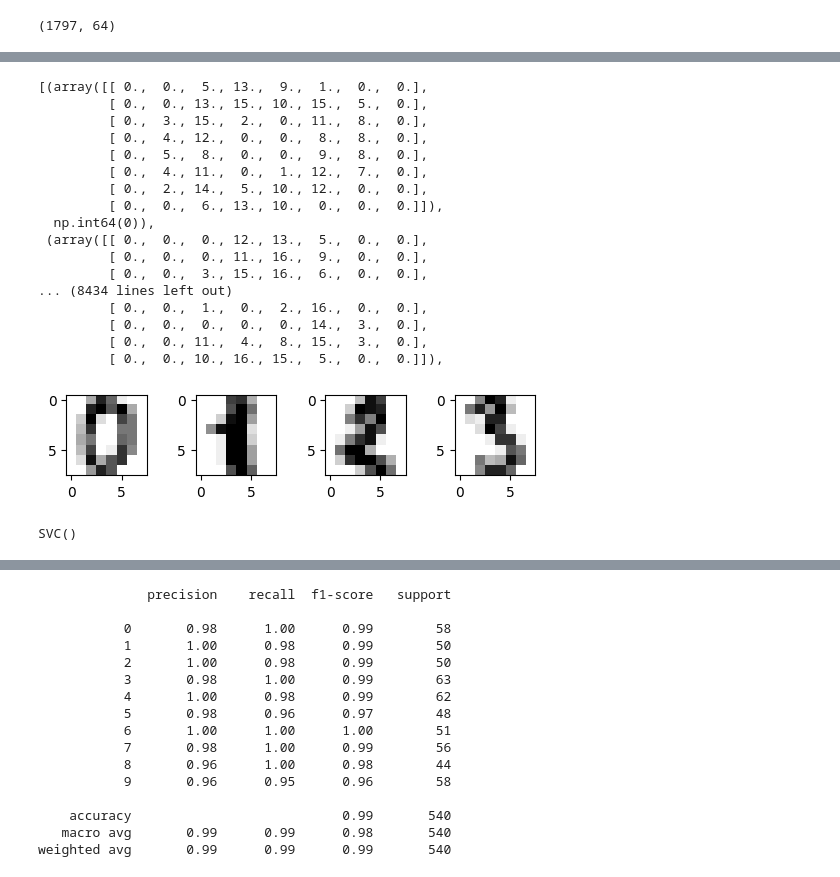
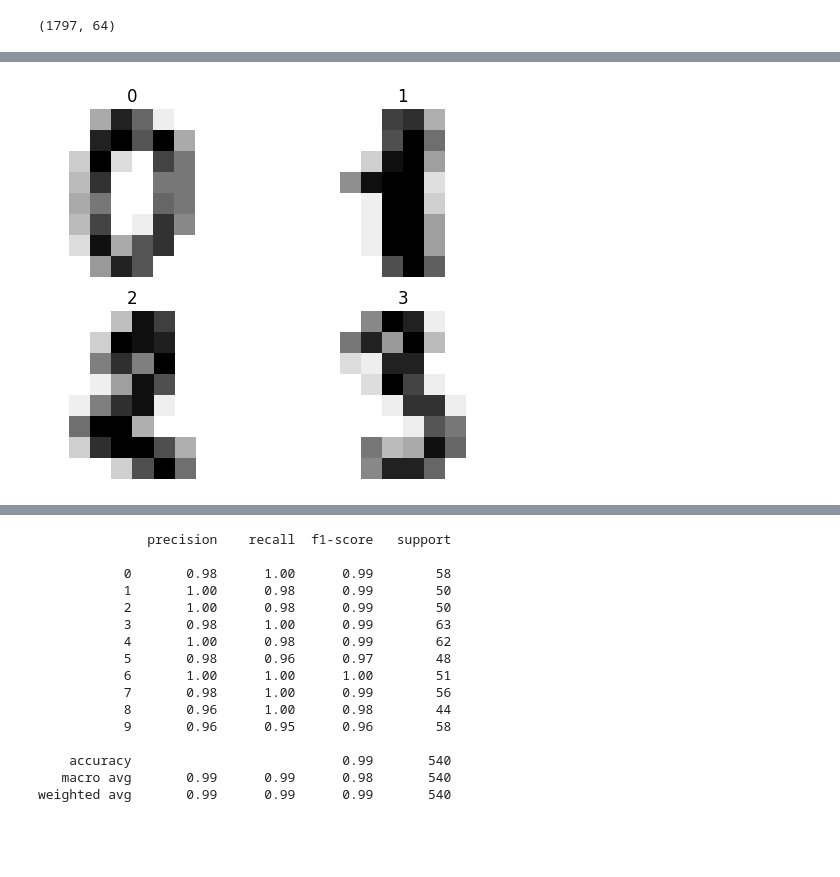
Before and after one commit to Ali-reza-rn/Machine-Learning-Practice, a Jupyter notebook: mnist_dataset/mnist_SVM.ipynb, the cells around one changed output, grey strips where cells are left out. Cells and saved outputs as stored; diff of their text form; code cells hidden in the pictures; blank space fills up the shorter version.

```diff
--- a/mnist_dataset/mnist_SVM.ipynb
+++ b/mnist_dataset/mnist_SVM.ipynb
@@ -18,28 +18,18 @@ plt.imshow(mnist.images[0], cmap=plt.cm.gray_r)
 # %%
+# Using the zip function, placed the pixels of each image alongside its corresponding label in a list.
 image_and_labels = list(zip(mnist.images, mnist.target))
-image_and_labels
-# %% [output]
-[(array([[ 0.,  0.,  5., 13.,  9.,  1.,  0.,  0.],
-         [ 0.,  0., 13., 15., 10., 15.,  5.,  0.],
-         [ 0.,  3., 15.,  2.,  0., 11.,  8.,  0.],
-         [ 0.,  4., 12.,  0.,  0.,  8.,  8.,  0.],
-         [ 0.,  5.,  8.,  0.,  0.,  9.,  8.,  0.],
-         [ 0.,  4., 11.,  0.,  1., 12.,  7.,  0.],
-         [ 0.,  2., 14.,  5., 10., 12.,  0.,  0.],
-         [ 0.,  0.,  6., 13., 10.,  0.,  0.,  0.]]),
-  np.int64(0)),
- (array([[ 0.,  0.,  0., 12., 13.,  5.,  0.,  0.],
-         [ 0.,  0.,  0., 11., 16.,  9.,  0.,  0.],
-         [ 0.,  0.,  3., 15., 16.,  6.,  0.,  0.],
-... (8434 lines left out)
-         [ 0.,  0.,  1.,  0.,  2., 16.,  0.,  0.],
-         [ 0.,  0.,  0.,  0.,  0., 14.,  3.,  0.],
-         [ 0.,  0., 11.,  4.,  8., 15.,  3.,  0.],
-         [ 0.,  0., 10., 16., 15.,  5.,  0.,  0.]]),
-# %%
-for idx, (image, target) in enumerate(image_and_labels[:4]):
-    plt.subplot(4, 4, idx + 1)
-    plt.imshow(image, cmap=plt.cm.gray_r)
-# %% [output]
-[figure, removed]
+# %%
+"""The mnist.images dataset returns an np.ndarray containing the pixel values of each image,
+which can be visualized using the plt.imshow() function.
+"""
+
+# Display first 4 images in a 2x2 grid
+
+for idx, (image, target) in enumerate(image_and_labels[:4]):
+    plt.subplot(2, 2, idx + 1) # 2x2 grid for 4 images
+    plt.imshow(image, cmap=plt.cm.gray_r) # Grayscale visualization
+    plt.title(target) # Show label as title
+    plt.axis("off") # Hide axes for cleaner display
+# %% [output]
+[figure, added]
 # %%
@@ -49,7 +43,8 @@ Y = mnist.target
 x_train, x_test, y_train, y_test = train_test_split(X, Y, test_size=0.3, random_state=1)
 # %%
-model = SVC()
+# Create a model and train it with training data.
+
+model = SVC(probability=True)
 model.fit(x_train, y_train)
+y_pred_proba = model.predict_proba(x_test)
-# %% [output]
-SVC()
 # %%
```
Also changed, not shown: parts of 25 cells of this notebook.
